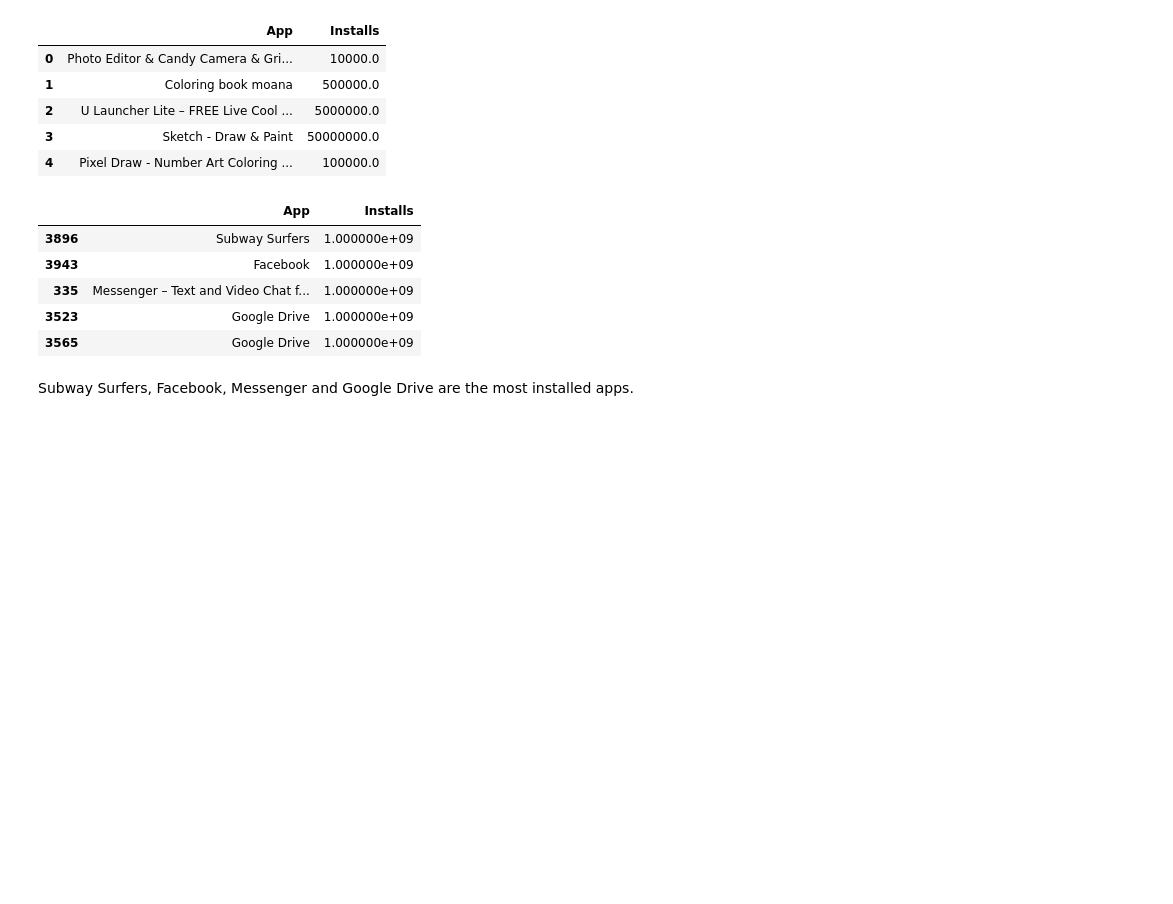
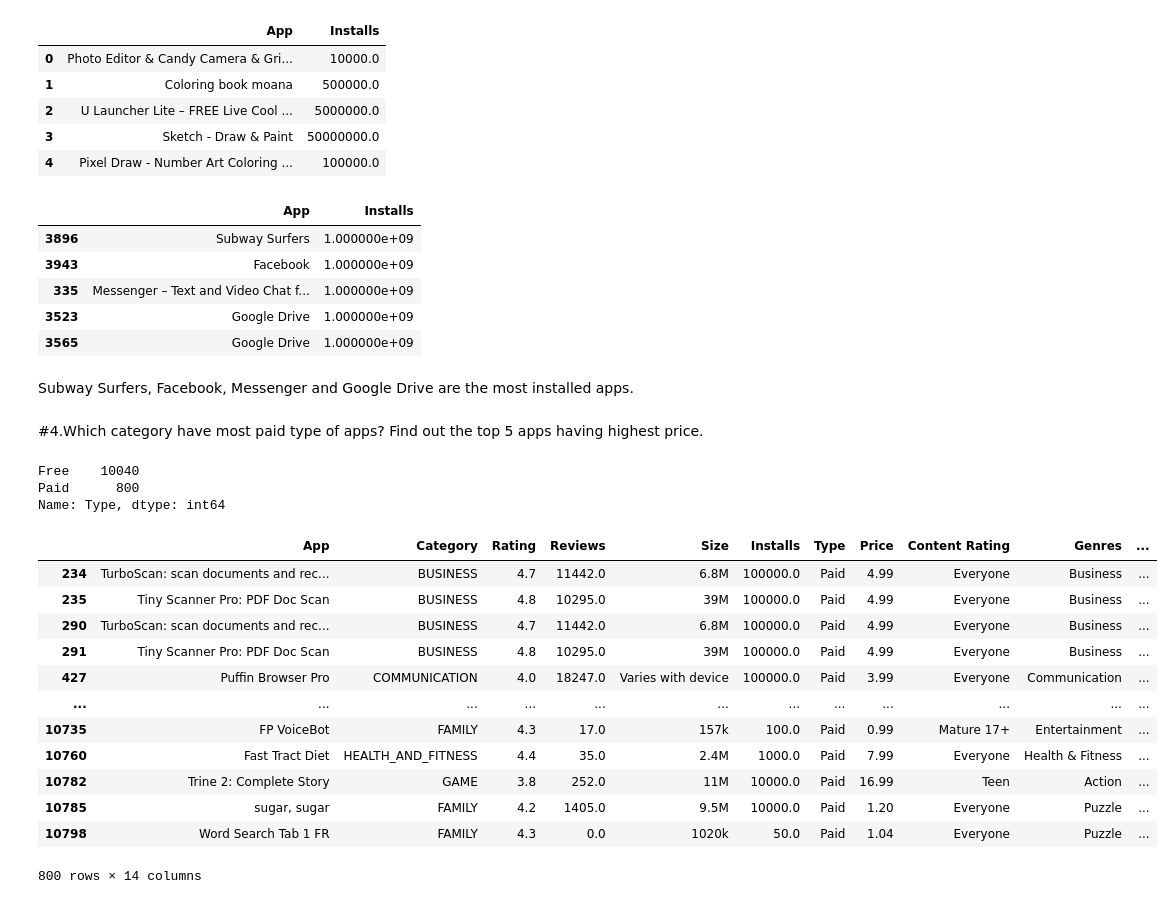
Before and after one commit to sapanapawar/Play-Store-App-Reviews-Analysis, a Jupyter notebook: Play_Store_App_Review_Analysis(Pawar_Sapana)_Capstone_Project.ipynb, the cells around one changed output. Drawn from its saved outputs; the diff is of its cells as text; code cells hidden in the pictures; blank space fills up the shorter version.

```diff
--- a/Play_Store_App_Review_Analysis(Pawar_Sapana)_Capstone_Project.ipynb
+++ b/Play_Store_App_Review_Analysis(Pawar_Sapana)_Capstone_Project.ipynb
@@ -490,3 +490,30 @@ new_df4[['App','Installs']].sort_values(by='Installs',ascending=False).head()
 | 3565 | Google Drive | 1.000000e+09 |
 # %% [markdown]
 Subway Surfers, Facebook, Messenger and Google Drive are the most installed apps.
+# %% [markdown]
+#4.Which category have most paid type of apps? Find out the top 5 apps having highest price.
+# %%
+#Value counts of Type column
+df['Type'].value_counts()
+# %% [output]
+Free    10040
+Paid      800
+Name: Type, dtype: int64
+# %%
+#creating a dataframe having only paid apps
+paid_df = df[df['Type']== 'Paid' ]
+paid_df
+# %% [output]
+|  | App | Category | Rating | Reviews | Size | Installs | Type | Price | Content Rating | Genres | ... |
+| 234 | TurboScan: scan documents and rec... | BUSINESS | 4.7 | 11442.0 | 6.8M | 100000.0 | Paid | 4.99 | Everyone | Business | ... |
+| 235 | Tiny Scanner Pro: PDF Doc Scan | BUSINESS | 4.8 | 10295.0 | 39M | 100000.0 | Paid | 4.99 | Everyone | Business | ... |
+| 290 | TurboScan: scan documents and rec... | BUSINESS | 4.7 | 11442.0 | 6.8M | 100000.0 | Paid | 4.99 | Everyone | Business | ... |
+| 291 | Tiny Scanner Pro: PDF Doc Scan | BUSINESS | 4.8 | 10295.0 | 39M | 100000.0 | Paid | 4.99 | Everyone | Business | ... |
+| 427 | Puffin Browser Pro | COMMUNICATION | 4.0 | 18247.0 | Varies with device | 100000.0 | Paid | 3.99 | Everyone | Communication | ... |
+| ... | ... | ... | ... | ... | ... | ... | ... | ... | ... | ... | ... |
+| 10735 | FP VoiceBot | FAMILY | 4.3 | 17.0 | 157k | 100.0 | Paid | 0.99 | Mature 17+ | Entertainment | ... |
+| 10760 | Fast Tract Diet | HEALTH_AND_FITNESS | 4.4 | 35.0 | 2.4M | 1000.0 | Paid | 7.99 | Everyone | Health & Fitness | ... |
+| 10782 | Trine 2: Complete Story | GAME | 3.8 | 252.0 | 11M | 10000.0 | Paid | 16.99 | Teen | Action | ... |
+| 10785 | sugar, sugar | FAMILY | 4.2 | 1405.0 | 9.5M | 10000.0 | Paid | 1.20 | Everyone | Puzzle | ... |
+| 10798 | Word Search Tab 1 FR | FAMILY | 4.3 | 0.0 | 1020k | 50.0 | Paid | 1.04 | Everyone | Puzzle | ... |
+800 rows × 14 columns
```
Also changed, not shown: parts of 17 cells of this notebook.
